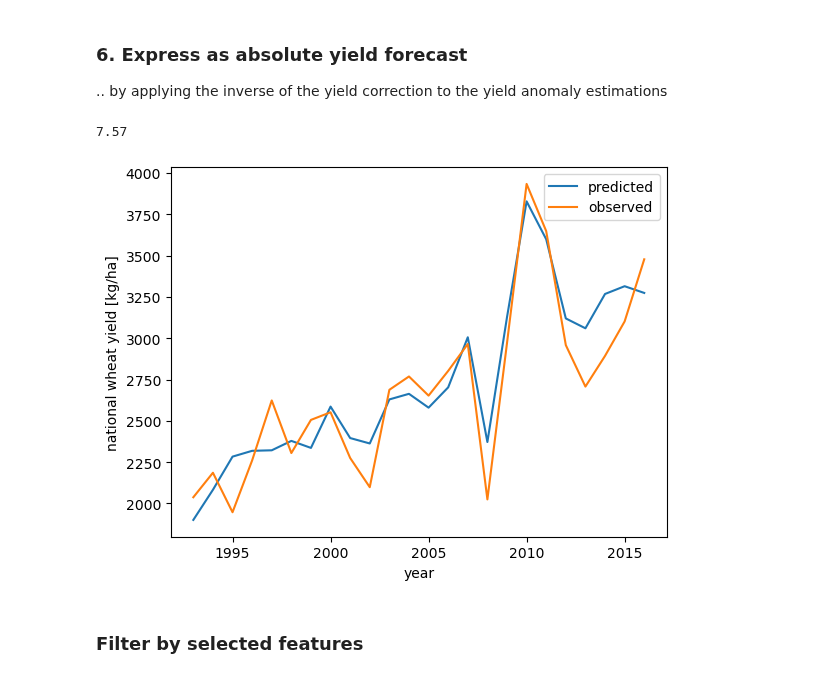
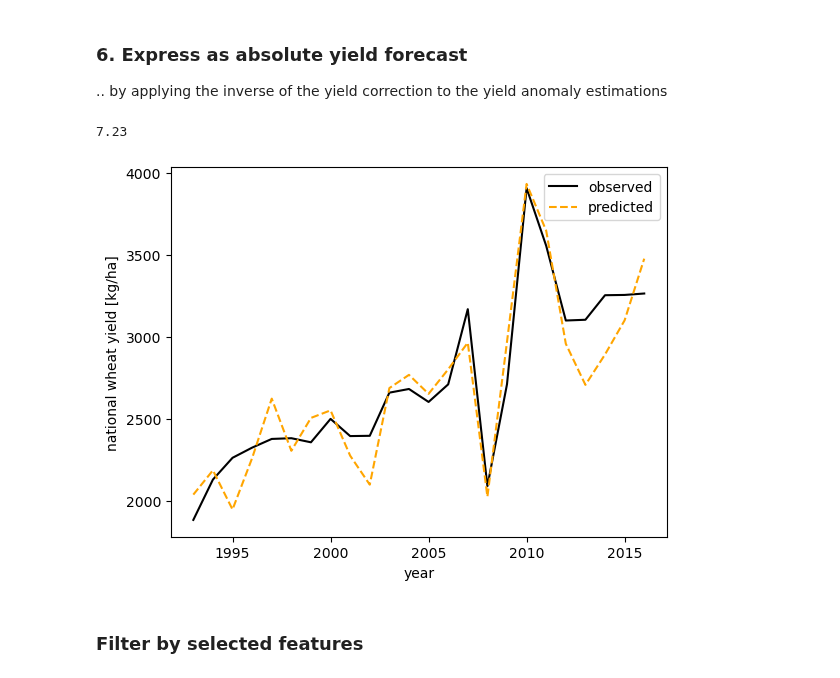
Before and after one commit to mzachow/wheat-yield-forecast-argentina, a Jupyter notebook: 3_train_model.ipynb, the cells around one changed output. Drawn from its saved outputs; the diff is of its cells as text; code cells hidden in the pictures.

Commit message:
adding figures

```diff
--- a/3_train_model.ipynb
+++ b/3_train_model.ipynb
@@ -298,5 +299,5 @@ for fold in feature_list:
 # %%
-(features, rmse, current_r2, pearson_r, y_pred, y) = train_and_validate_national_model(x_y_cv_filtered, 0.7, 5)
+(features, rmse, current_r2, pearson_r, y_pred, y) = train_and_validate_national_model(x_y_cv_filtered, 0.9, 6)
 
 plt.plot(x_y_cv_filtered["year"], y, color="black", label="observed");
 plt.plot(x_y_cv_filtered["year"], y_pred, linestyle="dashed", color="orange", label="predicted");
@@ -321,16 +322,16 @@ era_preprocessed.to_csv("clik-apcc/data/era_filtered_locations_v2.csv", index=Fa
 # %%
 z = x_y_cv_filtered["year"].apply(lambda x: years_to_params[x]["slope"] * x + years_to_params[x]["bias"])
 
-plt.plot(x_y_cv_filtered["year"], y_pred * z + z, label="predicted");
-plt.plot(x_y_cv_filtered["year"], x_y_cv_filtered["yield [kg/ha]"], label="observed");
+plt.plot(x_y_cv_filtered["year"], y_pred * z + z, color="black", label="observed");
+plt.plot(x_y_cv_filtered["year"], x_y_cv_filtered["yield [kg/ha]"], linestyle="dashed", color="orange", label="predicted");
 plt.ylabel("national wheat yield [kg/ha]")
 plt.xlabel("year")
 plt.legend();
 
 print(np.round(100 * np.mean(mse(y_pred * z + z, x_y_cv_filtered["yield [kg/ha]"], squared=False)/x_y_cv_filtered["yield [kg/ha]"]), 2))
 # %% [output]
-7.57
+7.23
-[figure, old version]
+[figure, new version]
 # %% [markdown]
 ### Filter by selected features
 # %%
```
Also changed, not shown: parts of 8 cells of this notebook, 4 other files.
